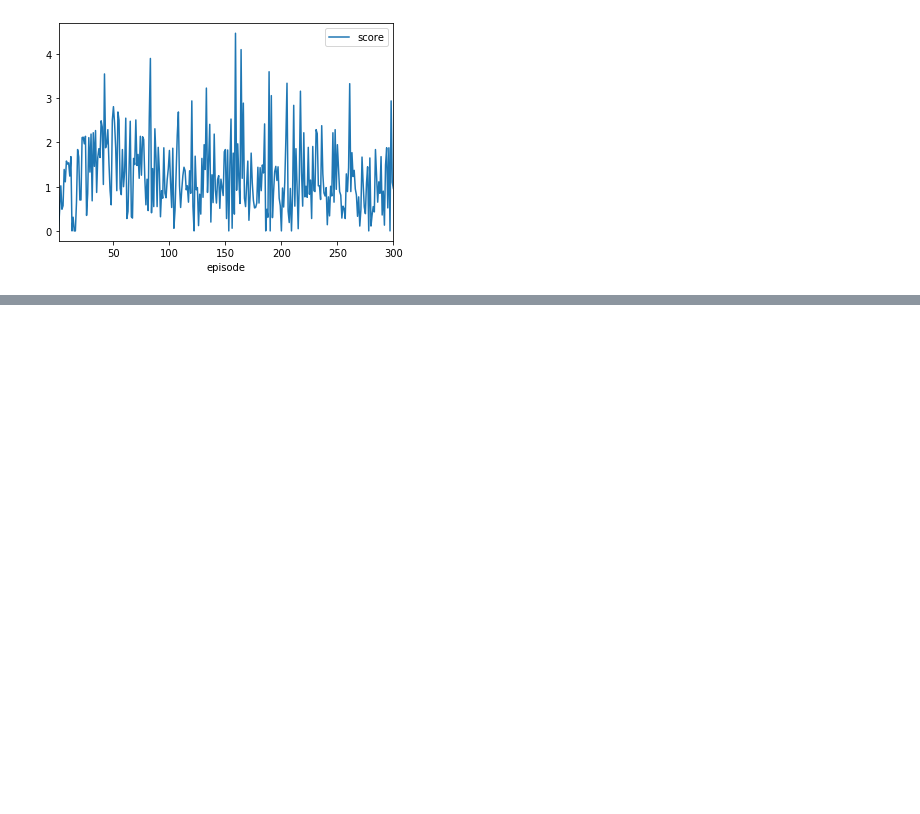
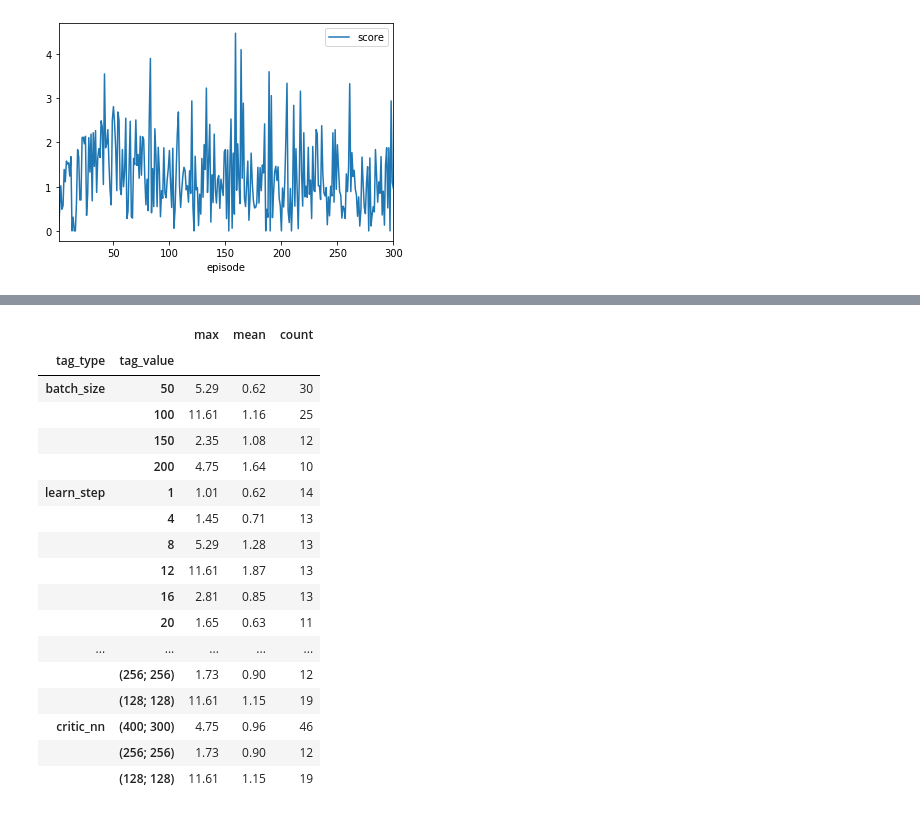
Before and after one commit to jrfalou/UdacityRL, a Jupyter notebook: ContinuousControl/Results/results_analysis_tmp.ipynb, the cells around one changed output, grey strips where cells are left out. Cells and saved outputs as stored; diff of their text form; code cells hidden in the pictures; blank space fills up the shorter version.

```diff
--- a/ContinuousControl/Results/results_analysis_tmp.ipynb
+++ b/ContinuousControl/Results/results_analysis_tmp.ipynb
@@ -12,0 +181,41 @@ model_1.plot()
+# %%
+df_details_summary = df_details[df_details['episode']==1000]
+model_tags_dict = {}
+for model_tag in model_tags:
+    model_tags_dict[model_tag] = df_details_summary[model_tag].unique()
+
+summary_dict = {'max': [], 'mean': [], 'count': []}
+index_list = []
+for t in model_tags_dict:
+    df_max = df_details_summary[[t, 'score']].groupby(t).max()
+    df_mean = df_details_summary[[t, 'score']].groupby(t).mean()
+    df_count = df_details_summary[[t, 'score']].groupby(t).count()
+    for v in model_tags_dict[t]:
+        summary_dict['max'].append(round(df_max.loc[v]['score'], 2))
+        summary_dict['mean'].append(round(df_mean.loc[v]['score'], 2))
+        summary_dict['count'].append(df_count.loc[v]['score'])
+        index_list.append((t, v))
+
+summary_df = pd.DataFrame.from_dict(summary_dict)
+index_mult = pd.MultiIndex.from_tuples(index_list, names=['tag_type', 'tag_value'])
+summary_df = summary_df.set_index(index_mult)
+display(summary_df)
+# %% [output]
+|  |  | max | mean | count |
+| tag_type | tag_value |  |  |  |
+| batch_size | 50 | 5.29 | 0.62 | 30 |
+|  | 100 | 11.61 | 1.16 | 25 |
+|  | 150 | 2.35 | 1.08 | 12 |
+|  | 200 | 4.75 | 1.64 | 10 |
+| learn_step | 1 | 1.01 | 0.62 | 14 |
+|  | 4 | 1.45 | 0.71 | 13 |
+|  | 8 | 5.29 | 1.28 | 13 |
+|  | 12 | 11.61 | 1.87 | 13 |
+|  | 16 | 2.81 | 0.85 | 13 |
+|  | 20 | 1.65 | 0.63 | 11 |
+| ... | ... | ... | ... | ... |
+|  | (256; 256) | 1.73 | 0.90 | 12 |
+|  | (128; 128) | 11.61 | 1.15 | 19 |
+| critic_nn | (400; 300) | 4.75 | 0.96 | 46 |
+|  | (256; 256) | 1.73 | 0.90 | 12 |
+|  | (128; 128) | 11.61 | 1.15 | 19 |
```
Also changed, not shown: parts of 10 cells of this notebook, 39 other files.
